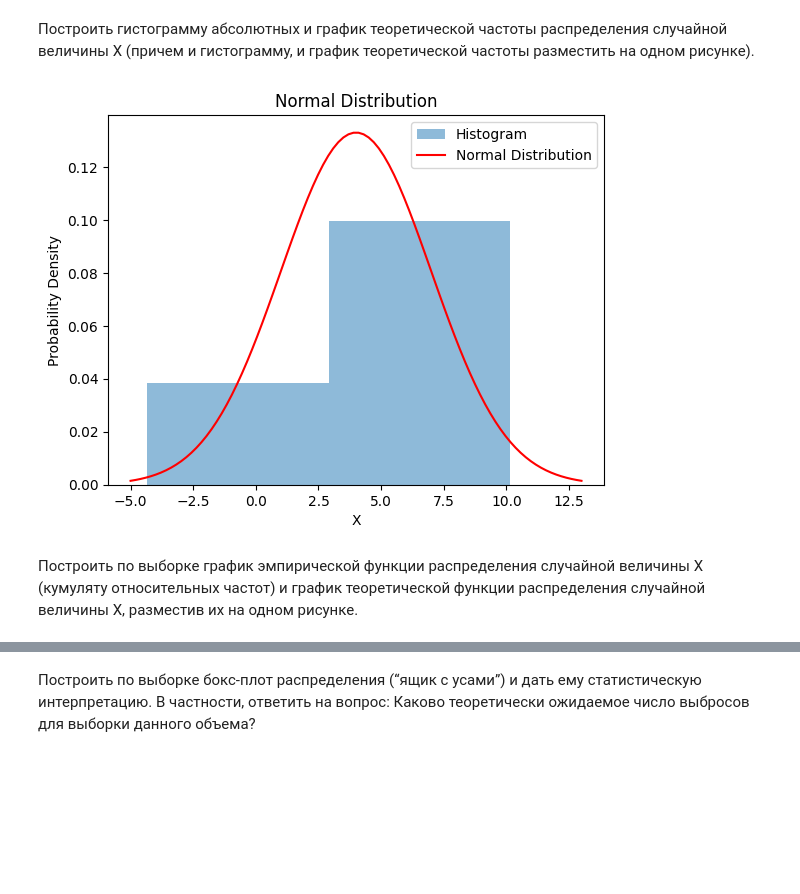
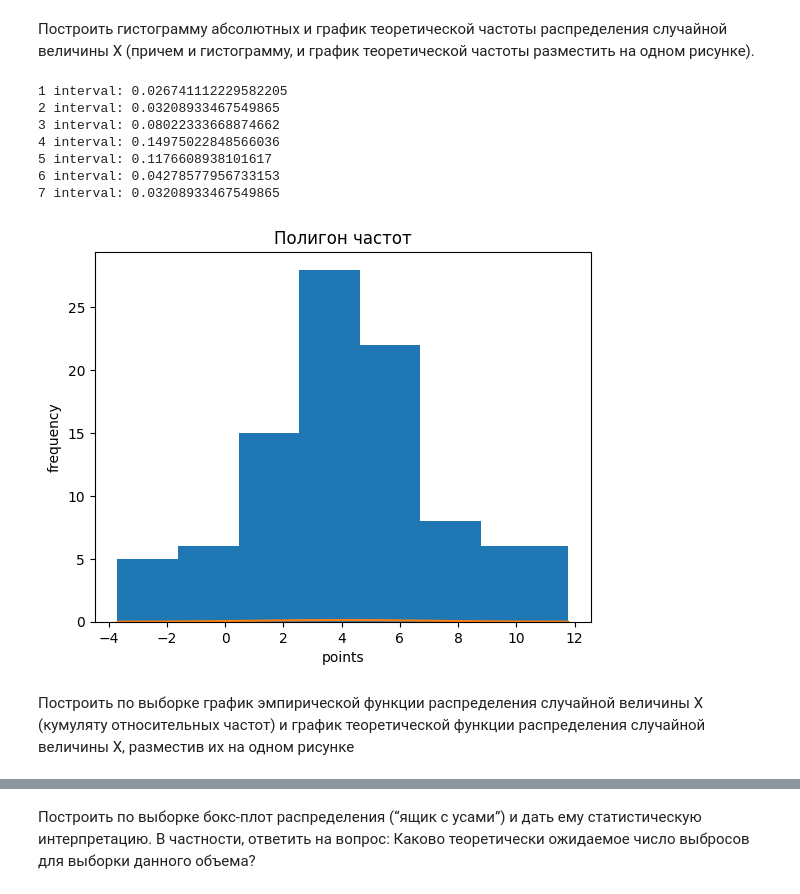
Before and after one commit to kingtuler1454/mat_stat1, a Jupyter notebook: tmp.ipynb, the cells around one changed output, grey strips where cells are left out. Drawn from its saved outputs; the diff is of its cells as text; code cells hidden in the pictures; blank space fills up the shorter version.

```diff
--- a/tmp.ipynb
+++ b/tmp.ipynb
@@ -121,25 +151,31 @@ plot_histogram_and_teoretical(X,bins,a,sigma)
 # %% [markdown]
 Построить гистограмму абсолютных и график теоретической частоты распределения случайной величины X (причем и гистограмму, и график теоретической частоты разместить на одном рисунке).
-# %%
-
-
-
-def plot_histogram_and_teoretical2(bin_edges,mu,sigma):
-    x = np.linspace(mu - 3*sigma, mu + 3*sigma, 90)
-
-    # Calculate the theoretical probability density function for X
-    pdf = norm.pdf(x, mu, sigma)
-
-    # Plot the histogram and the normal distribution curve on the same figure
-    plt.hist(X, bins=2, density=True, alpha=0.5, label='Histogram')
-    plt.plot(x, pdf, 'r', label='Normal Distribution')
-    plt.legend()
-    plt.xlabel('X')
-    plt.ylabel('Probability Density')
-    plt.title('Normal Distribution')
-    plt.show()
-plot_histogram_and_teoretical2(bin,a,sigma)
-# %% [output]
-[figure, removed]
+# %%
+def absolute_frequency_and_theoretical(X,frequency,h,n_points):
+
+    my_pdf = frequency/(h*n_points)
+    for i in range(0, len(my_pdf)):
+        print(f'{i+1} interval: {my_pdf[i]}')
+    plt.stairs(frequency, intervals, fill=True)
+
+
+    x = np.linspace(X.min(), X.max(), 100)
+    plt.plot(x, sts.norm.pdf(x, a, sigma))
+
+    plt.title('Полигон частот')
+    plt.xlabel('points')
+    plt.ylabel('frequency')
+    plt.show()
+
+absolute_frequency_and_theoretical(X,frequency,h,n_points)
+# %% [output]
+1 interval: 0.026741112229582205
+2 interval: 0.03208933467549865
+3 interval: 0.08022333668874662
+4 interval: 0.14975022848566036
+5 interval: 0.1176608938101617
+6 interval: 0.04278577956733153
+7 interval: 0.03208933467549865
+[figure, added]
 # %% [markdown]
-Построить по выборке график эмпирической функции распределения случайной величины X (кумуляту относительных частот) и график теоретической функции распределения  случайной величины X, разместив их на одном рисунке.
+Построить по выборке график эмпирической функции распределения случайной величины X (кумуляту относительных частот) и график теоретической функции распределения  случайной величины X, разместив их на одном рисунке
```
Also changed, not shown: parts of 29 cells of this notebook, 2 other files.
